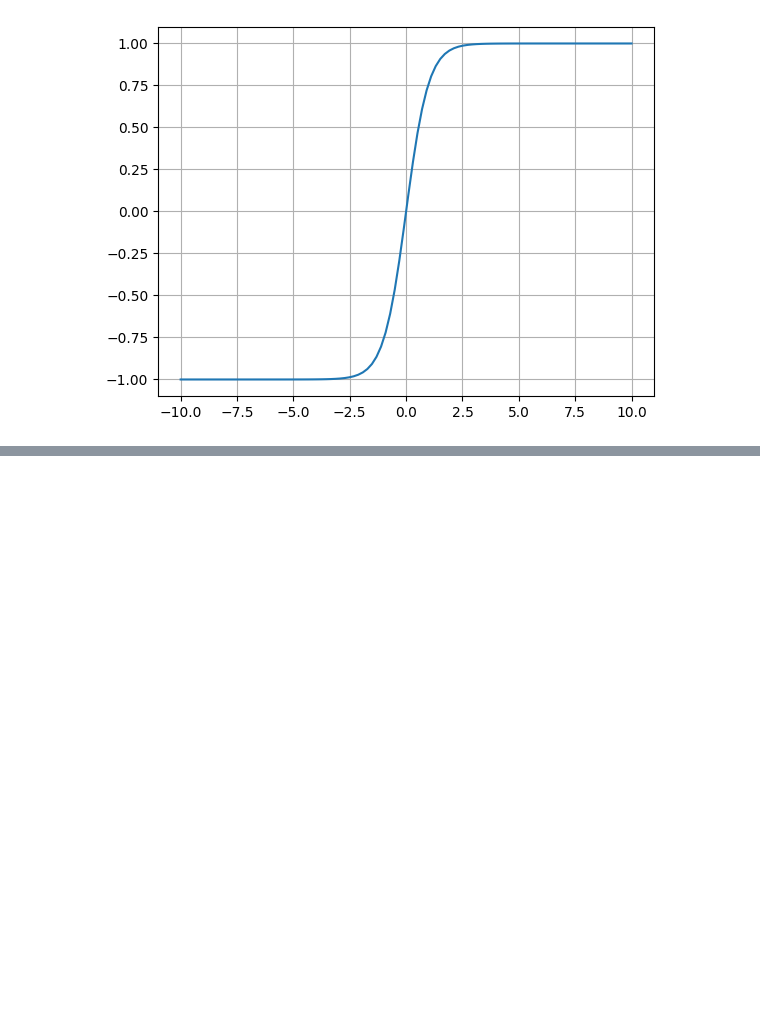
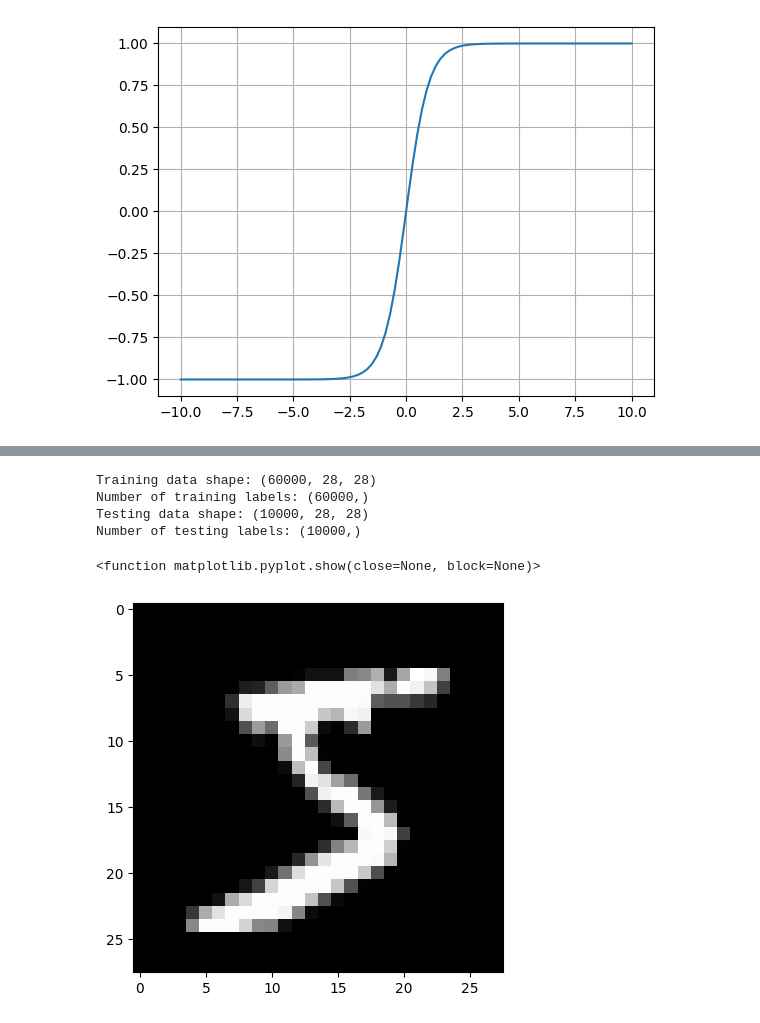
Before and after one commit to leonyangucl/2023fyp, a Jupyter notebook: CNN.ipynb, the cells around one changed output, grey strips where cells are left out. Cells and saved outputs as stored; diff of their text form; code cells hidden in the pictures; blank space fills up the shorter version.

```diff
--- a/CNN.ipynb
+++ b/CNN.ipynb
@@ -605,0 +741,20 @@ _________________________________________________________________
+# %%
+from tensorflow.keras.datasets import mnist
+
+(train_images, train_labels), (test_images, test_labels) = mnist.load_data()
+
+print(f'Training data shape: {train_images.shape}')
+print(f'Number of training labels: {train_labels.shape}')
+print(f'Testing data shape: {test_images.shape}')
+print(f'Number of testing labels: {test_labels.shape}')
+# %% [output]
+Training data shape: (60000, 28, 28)
+Number of training labels: (60000,)
+Testing data shape: (10000, 28, 28)
+Number of testing labels: (10000,)
+# %%
+plt.imshow(train_images[0],cmap='gray')
+plt.show
+# %% [output]
+<function matplotlib.pyplot.show(close=None, block=None)>
+[figure, added]
```
Also changed, not shown: parts of 84 cells of this notebook.
